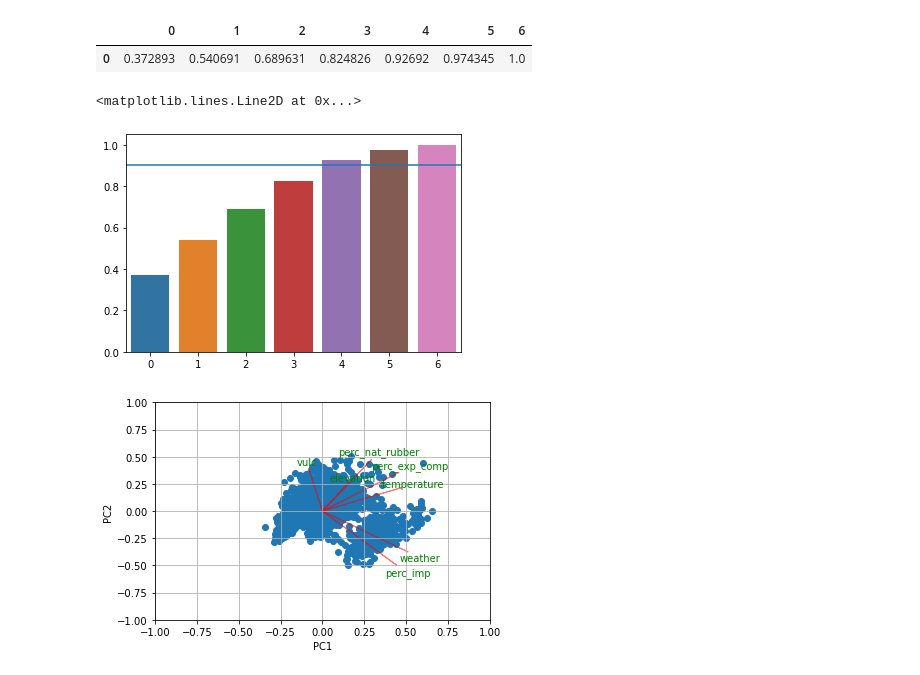
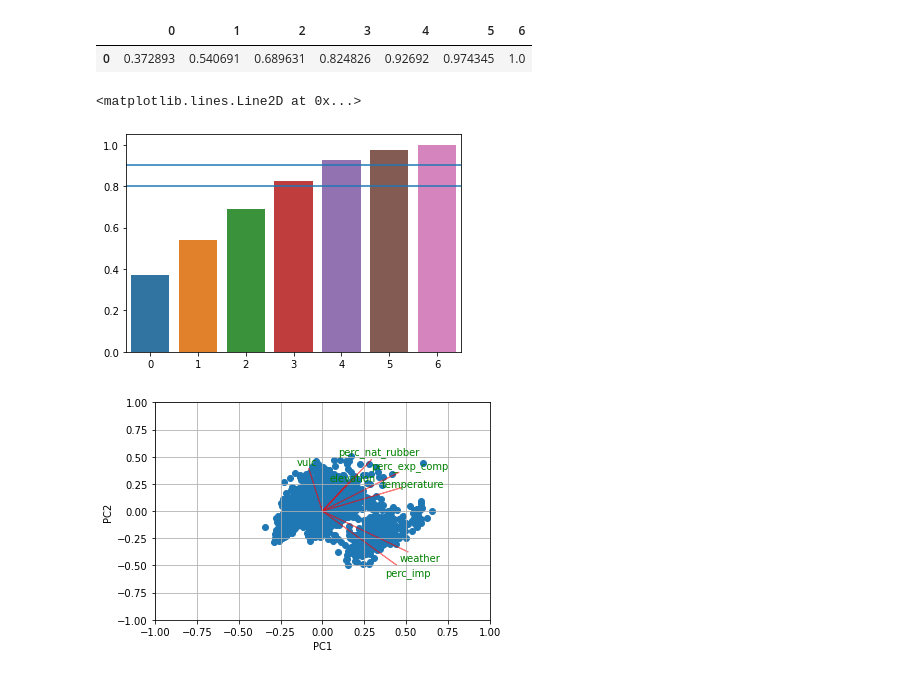
Before and after one commit to AndreaScarpellini1/ML-Project, a Jupyter notebook: Project .ipynb, the cells around one changed output. Drawn from its saved outputs; the diff is of its cells as text; code cells hidden in the pictures.

```diff
--- a/Project .ipynb
+++ b/Project .ipynb
@@ -258,9 +286,10 @@ cum_explained_var
 # %%
 ax = sns.barplot(data=cum_explained_var)
 ax.axhline(0.9)
+ax.axhline(0.8)
 # %% [output]
 <matplotlib.lines.Line2D at 0x...>
-[figure, old version]
+[figure, new version]
 # %%
 def myplot(score,coeff,labels=None):
     xs = score[:,0]
```
Also changed, not shown: parts of 5 cells of this notebook.
